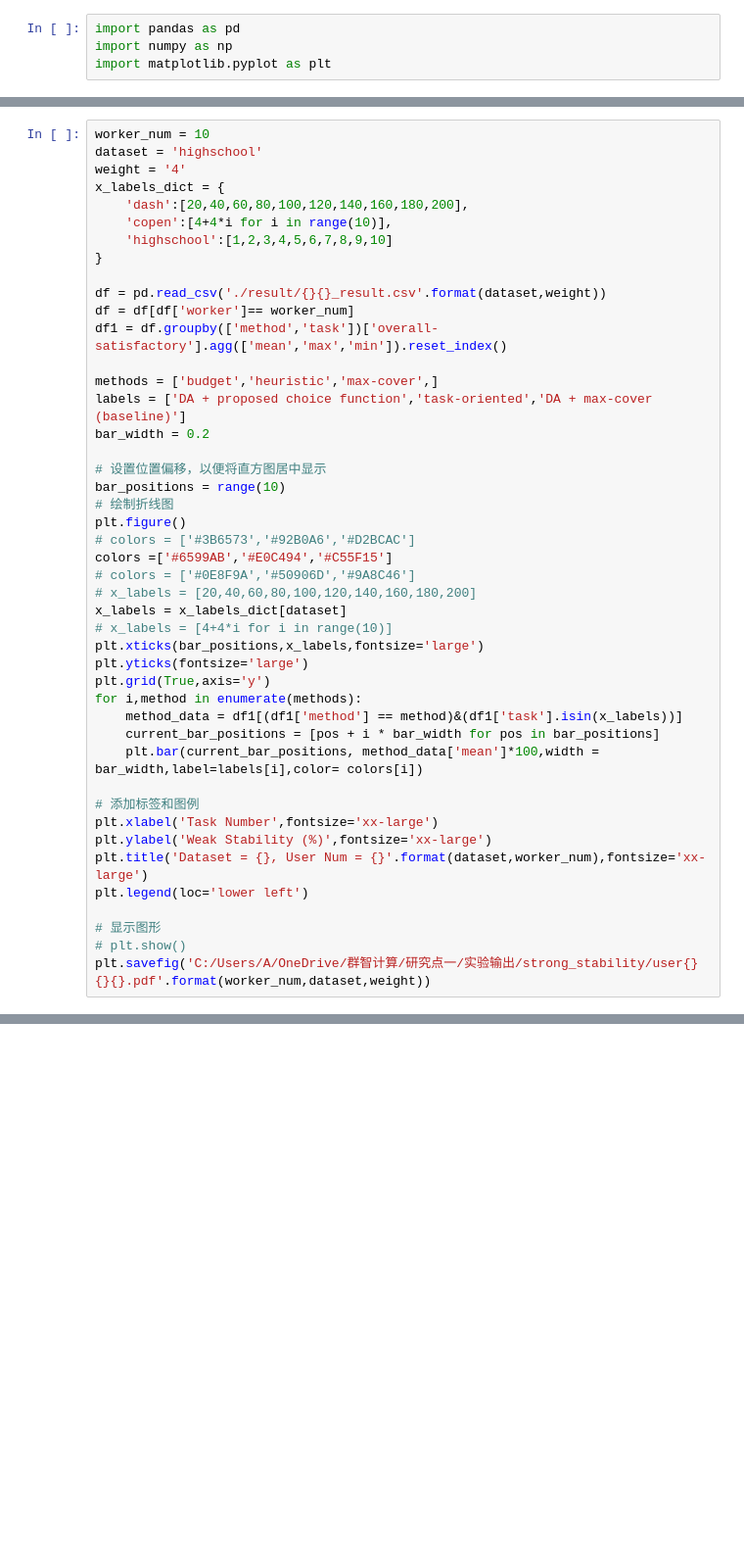
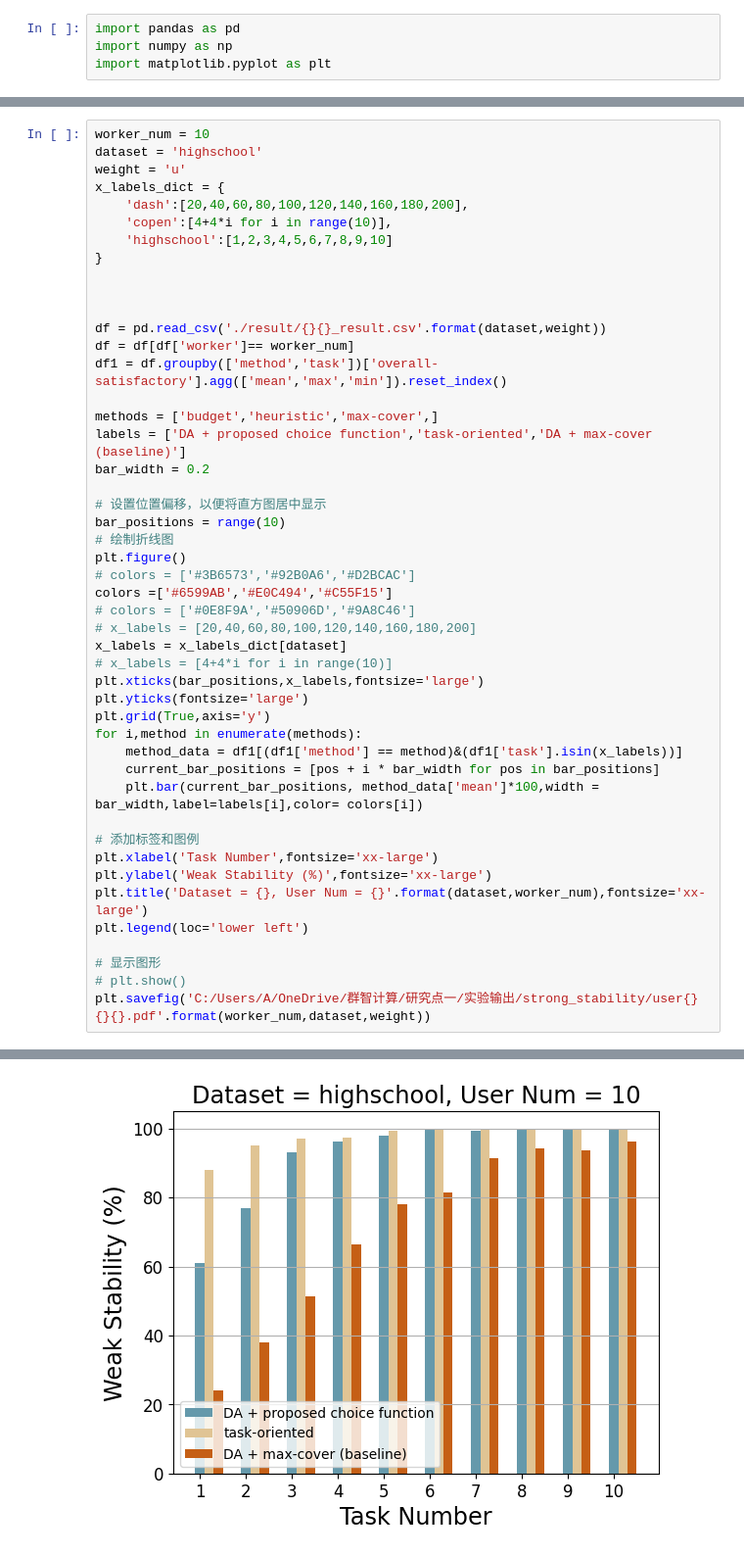
Before and after one commit to braisedp/CCTA, a Jupyter notebook: experiment/estimate_result.ipynb, the cells around one changed output, grey strips where cells are left out. Shown: that part at 98% size. Saved outputs shown, nothing was run; the diff lists cells and outputs as text; blank space fills up the shorter version.

```diff
--- a/experiment/estimate_result.ipynb
+++ b/experiment/estimate_result.ipynb
@@ -53,12 +59,14 @@ plt.savefig('C:/Users/A/OneDrive/群智计算/研究点一/实验输出/weak_sta
 # %%
 worker_num = 10
 dataset = 'highschool'
-weight = '4'
+weight = 'u'
 x_labels_dict = {
     'dash':[20,40,60,80,100,120,140,160,180,200],
     'copen':[4+4*i for i in range(10)],
     'highschool':[1,2,3,4,5,6,7,8,9,10]
 }
+
+
 
 df = pd.read_csv('./result/{}{}_result.csv'.format(dataset,weight))
 df = df[df['worker']== worker_num]
@@ -100 +107,2 @@ KeyError: 'Column not found: overall-satisfactory'
+[figure, added]
 # %%
```
Also changed, not shown: parts of 6 cells of this notebook, 5 other files.
